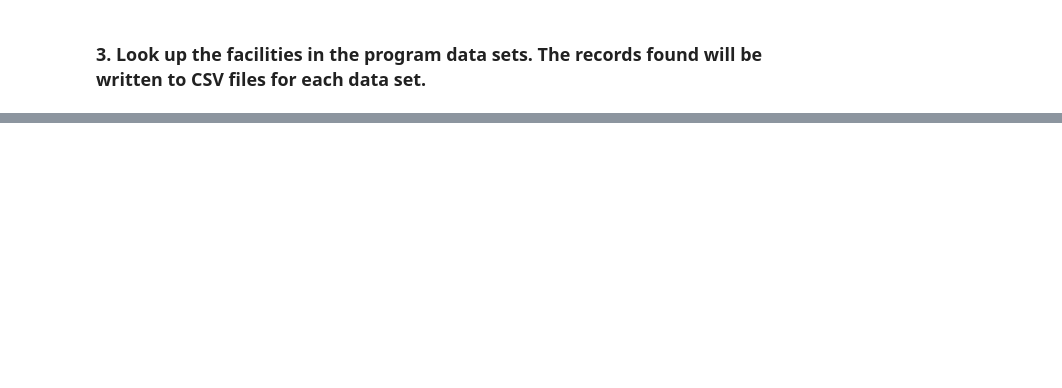
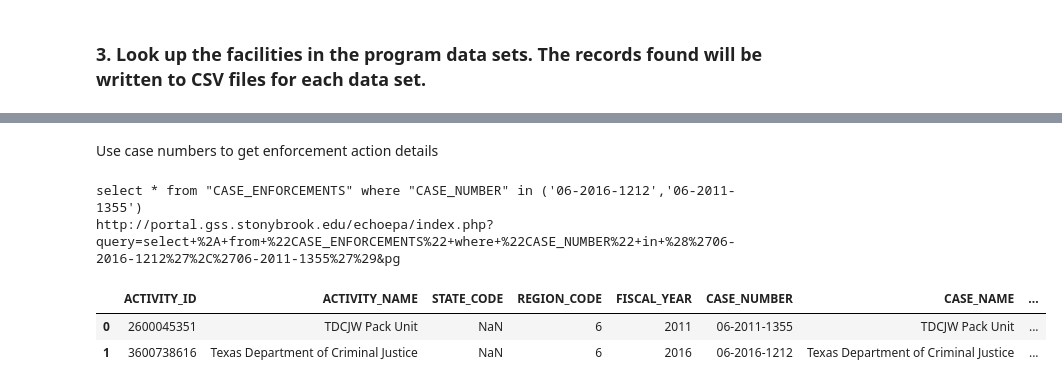
Before and after one commit to shansen5/CA_Prisons, a Jupyter notebook: CA_Prisons2.ipynb, the cells around one changed output, grey strips where cells are left out. Drawn from its saved outputs; the diff is of its cells as text; code cells hidden in the pictures; blank space fills up the shorter version.

```diff
--- a/CA_Prisons2.ipynb
+++ b/CA_Prisons2.ipynb
@@ -65,0 +124,30 @@ for pgm_name,ds in data_sets.items():
+# %% [markdown]
+Use case numbers to get enforcement action details
+# %%
+#separate out case numbers in order to query the CASE_ENFORCEMENTS table
+cases_list = list(facilities["CASE_NUMBER"].unique())
+cases = ""
+for case in cases_list:
+  cases+="'"+case+"',"
+cases=cases[:-1] #remove trailing comma
+actions = None
+
+#query the CASE_ENFORCEMENTS table
+try:
+  sql = 'select * from "CASE_ENFORCEMENTS" where "CASE_NUMBER" in ('+cases+')'
+  url= 'http://portal.gss.stonybrook.edu/echoepa/index.php?query=' # Old server: 'http://apps.tlt.stonybrook.edu/echoepa/index2.php?query='
+  data_location=url+urllib.parse.quote_plus(sql) + '&pg'
+  print(sql) # For debugging
+  print(data_location)
+  actions = pd.read_csv(data_location)
+except pd.errors.EmptyDataError:
+  print("No actions found!")
+actions
+
+actions.to_csv('additional_enforcements.csv' )
+# %% [output]
+select * from "CASE_ENFORCEMENTS" where "CASE_NUMBER" in ('06-2016-1212','06-2011-1355')
+http://portal.gss.stonybrook.edu/echoepa/index.php?query=select+%2A+from+%22CASE_ENFORCEMENTS%22+where+%22CASE_NUMBER%22+in+%28%2706-2016-1212%27%2C%2706-2011-1355%27%29&pg
+|  | ACTIVITY_ID | ACTIVITY_NAME | STATE_CODE | REGION_CODE | FISCAL_YEAR | CASE_NUMBER | CASE_NAME | ... |
+| 0 | 2600045351 | TDCJW Pack Unit | NaN | 6 | 2011 | 06-2011-1355 | TDCJW Pack Unit | ... |
+| 1 | 3600738616 | Texas Department of Criminal Justice | NaN | 6 | 2016 | 06-2016-1212 | Texas Department of Criminal Justice | ... |
```
Also changed, not shown: parts of 10 cells of this notebook.
